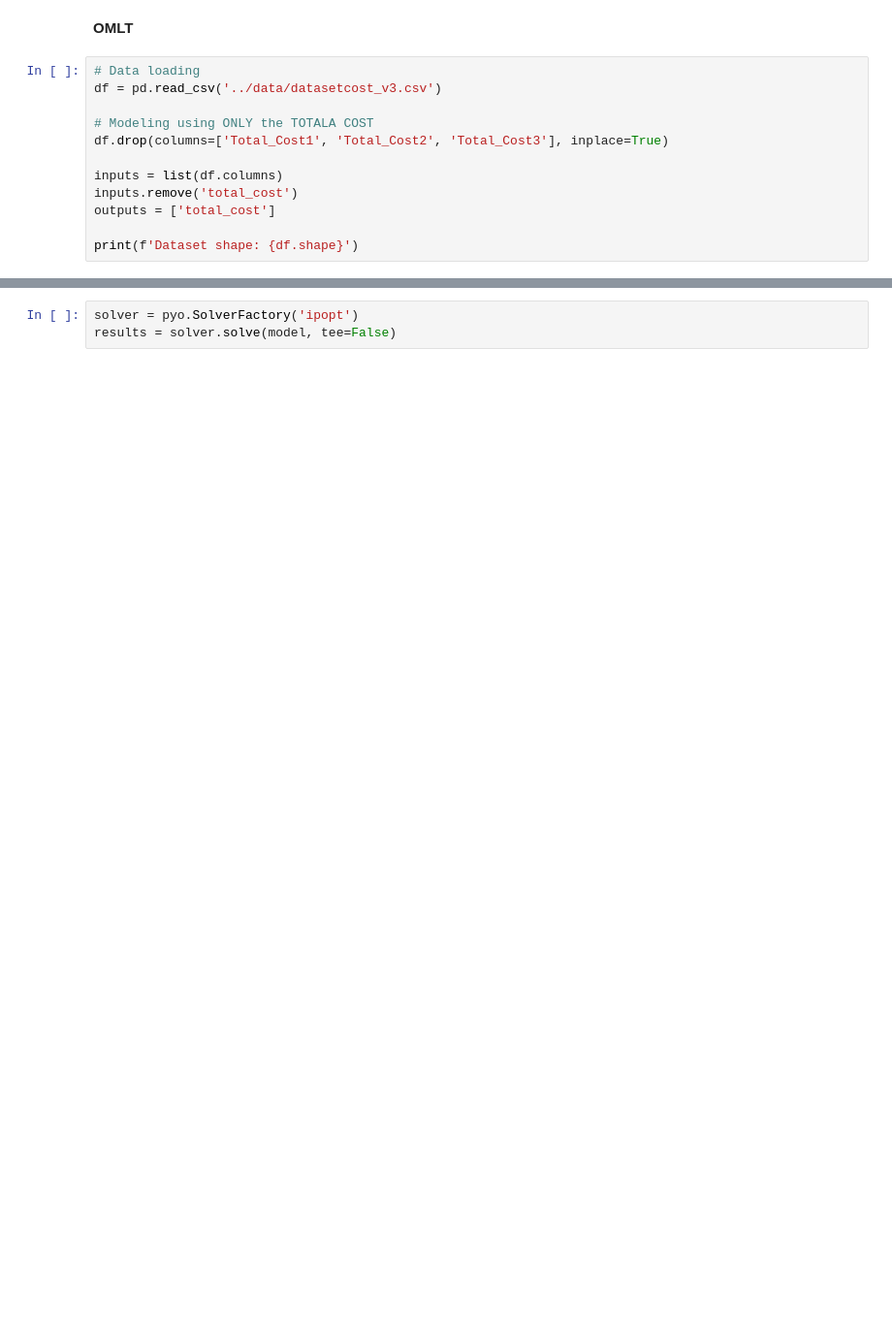
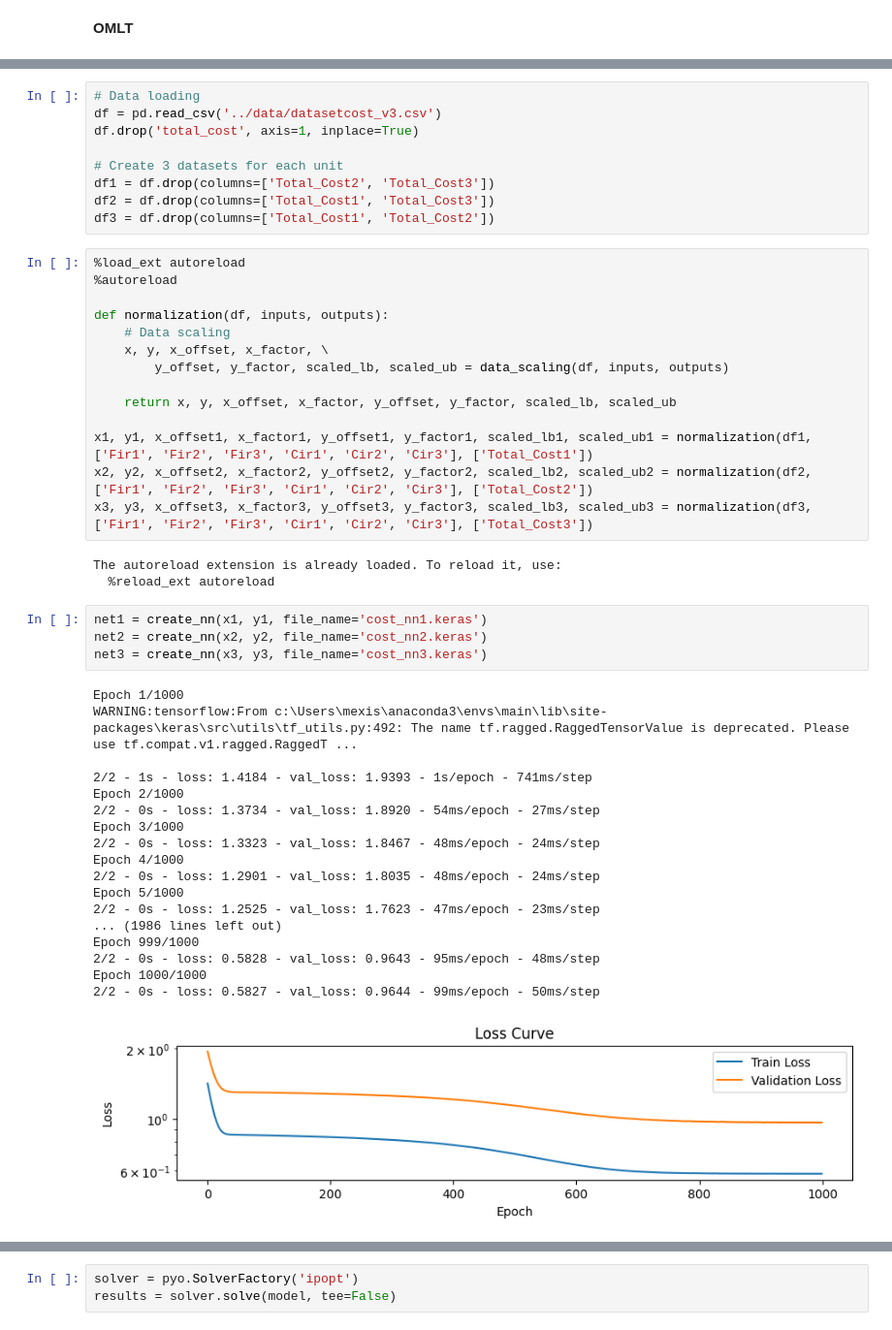
Before and after one commit to costasmexis/ML4OPT, a Jupyter notebook: notebooks/ewen_simple_opt_3ANN.ipynb, the cells around one changed output, grey strips where cells are left out. Shown at 97% size. Cells and saved outputs as stored; diff of their text form; blank space fills up the shorter version.

Commit message:
Model with 3 ANN

```diff
--- a/notebooks/ewen_simple_opt.ipynb
+++ b/notebooks/ewen_simple_opt_3ANN.ipynb
@@ -10,15 +23,3 @@ from src.neural_network import create_nn, data_scaling
 from src.omlt_model import create_model
 # %% [markdown]
 __OMLT__
-# %%
-# Data loading
-df = pd.read_csv('../data/datasetcost_v3.csv')
-
-# Modeling using ONLY the TOTALA COST
-df.drop(columns=['Total_Cost1', 'Total_Cost2', 'Total_Cost3'], inplace=True)
-
-inputs = list(df.columns)
-inputs.remove('total_cost')
-outputs = ['total_cost']
-
-print(f'Dataset shape: {df.shape}')
@@ -55,0 +26,49 @@ Epoch 1000/1000
+# %%
+# Data loading
+df = pd.read_csv('../data/datasetcost_v3.csv')
+df.drop('total_cost', axis=1, inplace=True)
+
+# Create 3 datasets for each unit
+df1 = df.drop(columns=['Total_Cost2', 'Total_Cost3'])
+df2 = df.drop(columns=['Total_Cost1', 'Total_Cost3'])
+df3 = df.drop(columns=['Total_Cost1', 'Total_Cost2'])
+# %%
+%load_ext autoreload
+%autoreload
+
+def normalization(df, inputs, outputs):
+    # Data scaling
+    x, y, x_offset, x_factor, \
+        y_offset, y_factor, scaled_lb, scaled_ub = data_scaling(df, inputs, outputs)
+
+    return x, y, x_offset, x_factor, y_offset, y_factor, scaled_lb, scaled_ub
+
+x1, y1, x_offset1, x_factor1, y_offset1, y_factor1, scaled_lb1, scaled_ub1 = normalization(df1, ['Fir1', 'Fir2', 'Fir3', 'Cir1', 'Cir2', 'Cir3'], ['Total_Cost1'])
+x2, y2, x_offset2, x_factor2, y_offset2, y_factor2, scaled_lb2, scaled_ub2 = normalization(df2, ['Fir1', 'Fir2', 'Fir3', 'Cir1', 'Cir2', 'Cir3'], ['Total_Cost2'])
+x3, y3, x_offset3, x_factor3, y_offset3, y_factor3, scaled_lb3, scaled_ub3 = normalization(df3, ['Fir1', 'Fir2', 'Fir3', 'Cir1', 'Cir2', 'Cir3'], ['Total_Cost3'])
+# %% [output]
+The autoreload extension is already loaded. To reload it, use:
+  %reload_ext autoreload
+# %%
+net1 = create_nn(x1, y1, file_name='cost_nn1.keras')
+net2 = create_nn(x2, y2, file_name='cost_nn2.keras')
+net3 = create_nn(x3, y3, file_name='cost_nn3.keras')
+# %% [output]
+Epoch 1/1000
+WARNING:tensorflow:From c:\Users\mexis\anaconda3\envs\main\lib\site-packages\keras\src\utils\tf_utils.py:492: The name tf.ragged.RaggedTensorValue is deprecated. Please use tf.compat.v1.ragged.RaggedT ...
+
+2/2 - 1s - loss: 1.4184 - val_loss: 1.9393 - 1s/epoch - 741ms/step
+Epoch 2/1000
+2/2 - 0s - loss: 1.3734 - val_loss: 1.8920 - 54ms/epoch - 27ms/step
+Epoch 3/1000
+2/2 - 0s - loss: 1.3323 - val_loss: 1.8467 - 48ms/epoch - 24ms/step
+Epoch 4/1000
+2/2 - 0s - loss: 1.2901 - val_loss: 1.8035 - 48ms/epoch - 24ms/step
+Epoch 5/1000
+2/2 - 0s - loss: 1.2525 - val_loss: 1.7623 - 47ms/epoch - 23ms/step
+... (1986 lines left out)
+Epoch 999/1000
+2/2 - 0s - loss: 0.5828 - val_loss: 0.9643 - 95ms/epoch - 48ms/step
+Epoch 1000/1000
+2/2 - 0s - loss: 0.5827 - val_loss: 0.9644 - 99ms/epoch - 50ms/step
+[figure, added]
```
Also changed, not shown: parts of 10 cells of this notebook, 5 other files.
